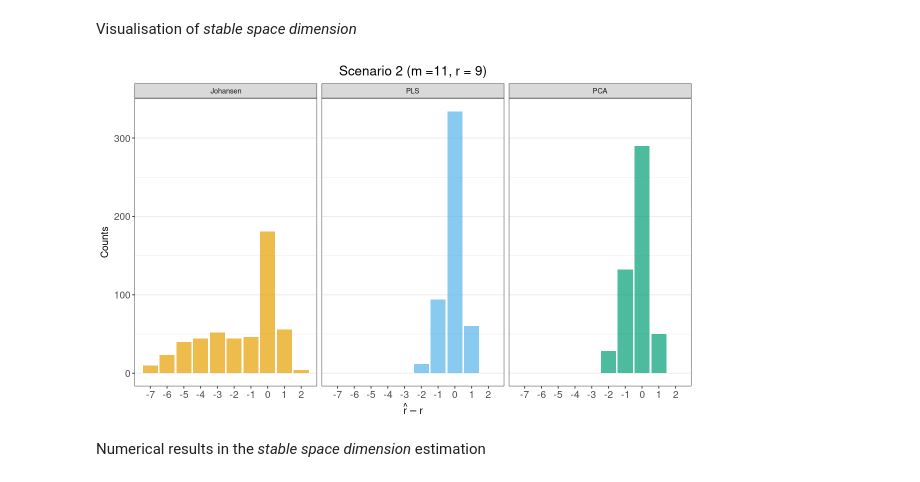
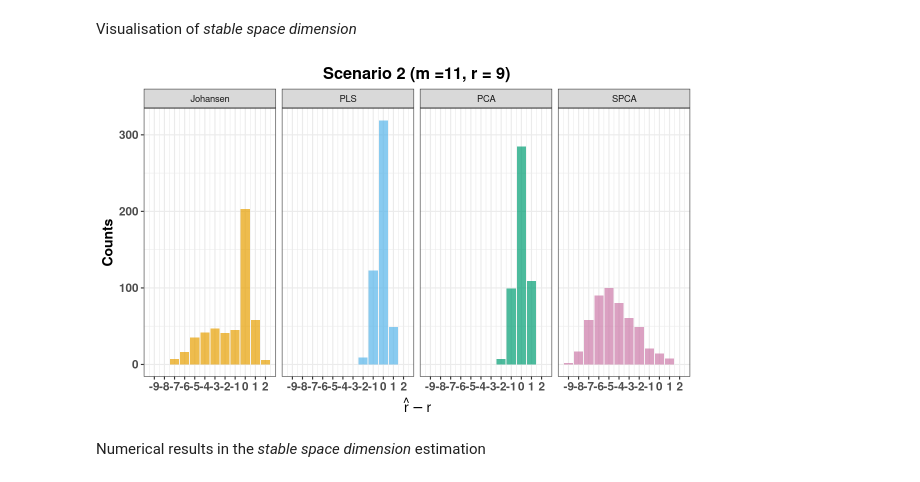
Before and after one commit to robervz22/ts_stable_space, a Jupyter notebook: notebooks/stability_space.ipynb, the cells around one changed output. Saved outputs shown, nothing was run; the diff lists cells and outputs as text; code cells hidden in the pictures.

```diff
--- a/notebooks/stability_space.ipynb
+++ b/notebooks/stability_space.ipynb
@@ -41,7 +42,10 @@ trend <- FALSE # consider a simple linear trend
 dependence <- TRUE # if we consider a covariance structure in the innovation process
 seeds <- c(1,1) # seeds for reproducibility
 sigma <- 1 # equal variance for the non-correlated case
-methods_colors <- c("Johansen" = "#E69F00","PLS" = "#56B4E9", "PCA" = "#009E73")
+spca_sparse <- "penalty"  # type of sparsity: "penalty" or "varnum"
+spca_para <- 0.25 # sparsity parameter for SPCA
+spca_engine <- "elasticnet" # type of sparsity and engine for SPCA
+methods_colors <- c("Johansen" = "#E69F00","PLS" = "#56B4E9", "PCA" = "#009E73", "SPCA" = "#CC79A7")
 # %% [markdown]
 `S` simulations with the above characteristics
 # %%
@@ -135,24 +160,24 @@ for (s in 1:S) {
 Visualisation of *stable space dimension*
 # %%
 data_n_coint<- as.data.table(n_coint)
-data_n_coint <- data_n_coint[, which(colSums(is.na(data_n_coint)) == 0), with = FALSE]
+# data_n_coint <- data_n_coint[, which(colSums(is.na(data_n_coint)) == 0), with = FALSE]
 
-data_n_coint_melt <- melt(data_n_coint,
+data_n_coint_melt <- na.omit(melt(data_n_coint,
     variable.name = "Method",
     value.name = "AnnError"
-)
+))
 data_n_coint_melt[,AnnError:=as.integer(AnnError)]
 ggplot(data_n_coint_melt, aes(x = AnnError,fill=Method)) +
     geom_bar(alpha=0.7) +
     facet_grid(~Method) +
     ggtitle(paste0("Scenario ", case," (m =",m,", r = ",r,")")) +
     xlab(TeX(r"($\hat{r}-r$)")) + mytheme +
     scale_x_continuous(breaks = seq(min(data_n_coint_melt$AnnError),
                                     max(data_n_coint_melt$AnnError), by = 1)) +
     ylab("Counts")+
     scale_fill_manual(values = methods_colors)+theme(legend.position = "none")
 # %% [output]
-[figure, old version]
+[figure, new version]
 # %% [markdown]
 Numerical results in the *stable space dimension* estimation
 # %%
```
Also changed, not shown: parts of 6 cells of this notebook, 1 other file.
